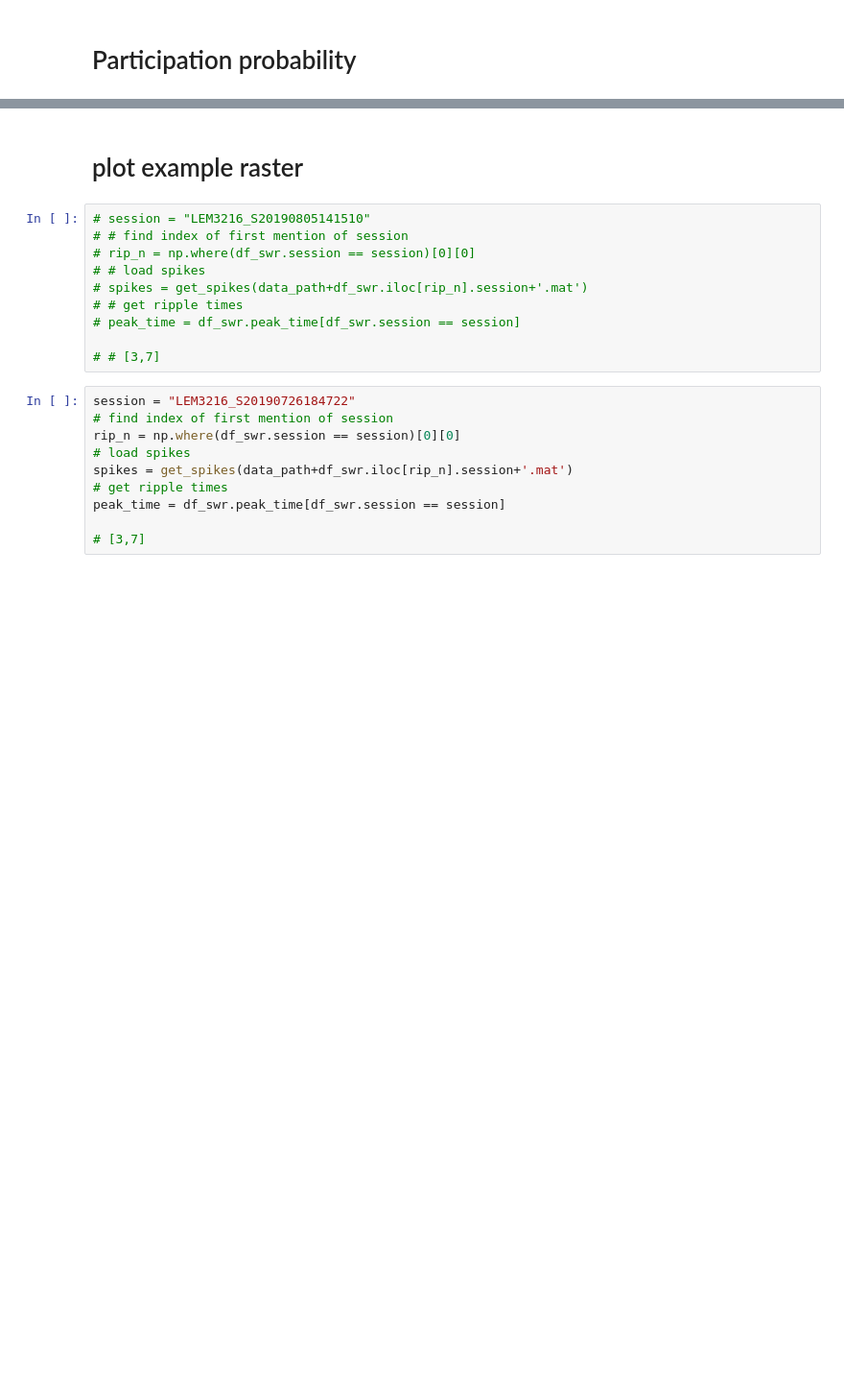
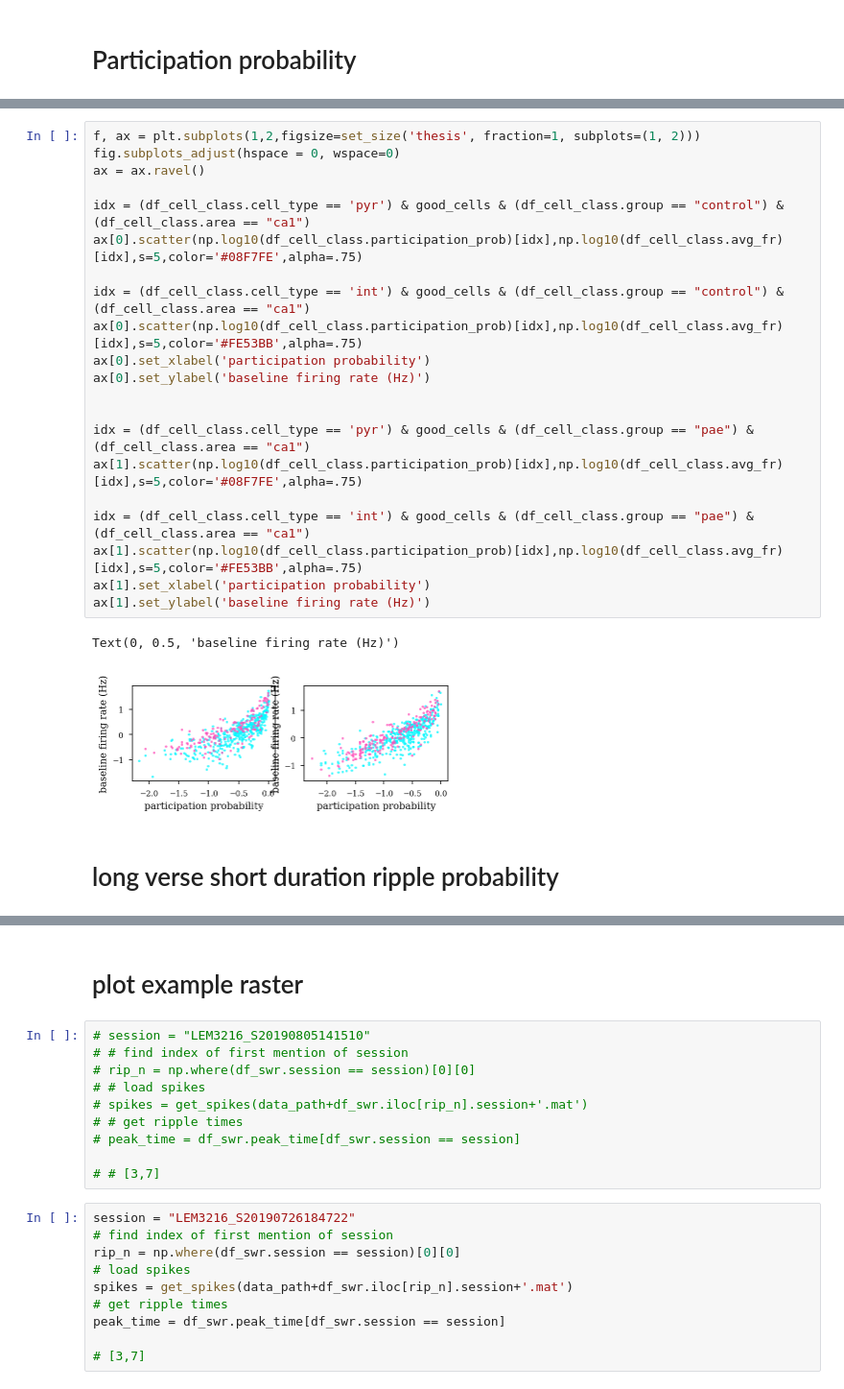
Before and after one commit to ryanharvey1/ripple_analyses, a Jupyter notebook: notebooks/ripple_modulation.ipynb, the cells around one changed output, grey strips where cells are left out. Shown at 96% size. Saved outputs shown, nothing was run; the diff lists cells and outputs as text; blank space fills up the shorter version.

```diff
--- a/notebooks/ripple_modulation.ipynb
+++ b/notebooks/ripple_modulation.ipynb
@@ -1143,0 +888,26 @@ cbar.outline.set_visible(False)
+# %%
+f, ax = plt.subplots(1,2,figsize=set_size('thesis', fraction=1, subplots=(1, 2)))
+fig.subplots_adjust(hspace = 0, wspace=0)
+ax = ax.ravel()
+
+idx = (df_cell_class.cell_type == 'pyr') & good_cells & (df_cell_class.group == "control") & (df_cell_class.area == "ca1")
+ax[0].scatter(np.log10(df_cell_class.participation_prob)[idx],np.log10(df_cell_class.avg_fr)[idx],s=5,color='#08F7FE',alpha=.75)
+
+idx = (df_cell_class.cell_type == 'int') & good_cells & (df_cell_class.group == "control") & (df_cell_class.area == "ca1")
+ax[0].scatter(np.log10(df_cell_class.participation_prob)[idx],np.log10(df_cell_class.avg_fr)[idx],s=5,color='#FE53BB',alpha=.75)
+ax[0].set_xlabel('participation probability')
+ax[0].set_ylabel('baseline firing rate (Hz)')
+
+
+idx = (df_cell_class.cell_type == 'pyr') & good_cells & (df_cell_class.group == "pae") & (df_cell_class.area == "ca1")
+ax[1].scatter(np.log10(df_cell_class.participation_prob)[idx],np.log10(df_cell_class.avg_fr)[idx],s=5,color='#08F7FE',alpha=.75)
+
+idx = (df_cell_class.cell_type == 'int') & good_cells & (df_cell_class.group == "pae") & (df_cell_class.area == "ca1")
+ax[1].scatter(np.log10(df_cell_class.participation_prob)[idx],np.log10(df_cell_class.avg_fr)[idx],s=5,color='#FE53BB',alpha=.75)
+ax[1].set_xlabel('participation probability')
+ax[1].set_ylabel('baseline firing rate (Hz)')
+# %% [output]
+Text(0, 0.5, 'baseline firing rate (Hz)')
+[figure, added]
+# %% [markdown]
+# long verse short duration ripple probability
```
Also changed, not shown: parts of 41 cells of this notebook.
